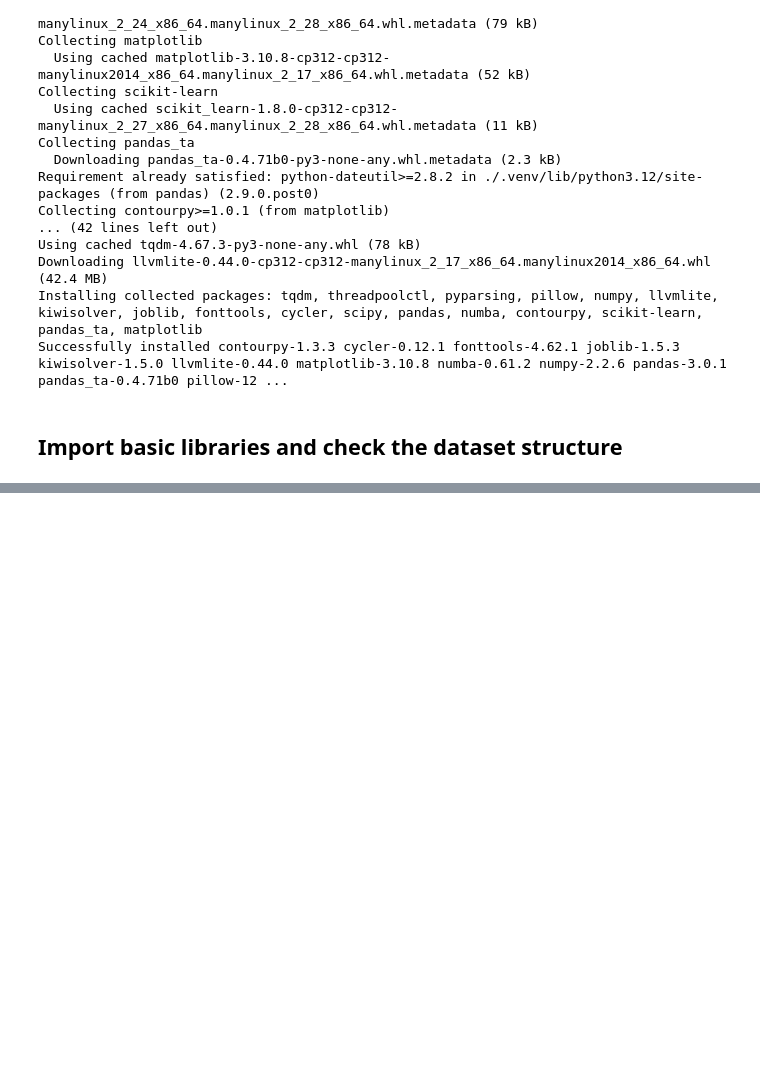
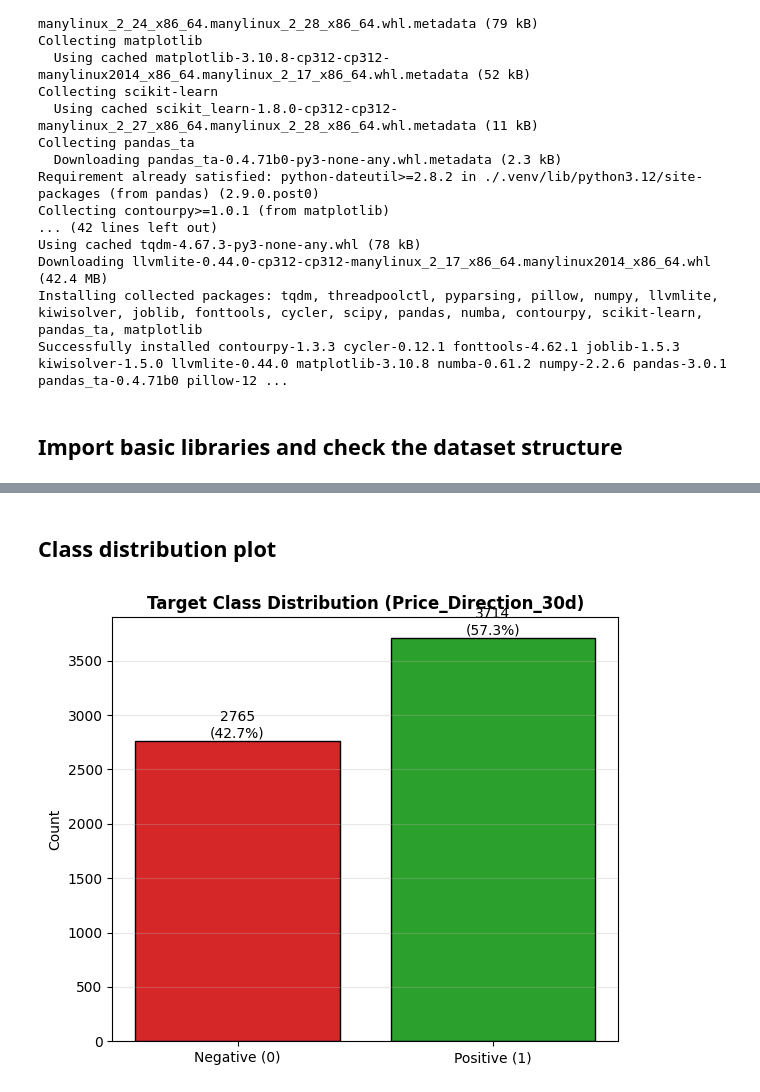
Before and after one commit to dansil2301/BasicStockPricePrediction, a Jupyter notebook: DataPipeline.ipynb, the cells around one changed output, grey strips where cells are left out. Saved outputs shown, nothing was run; the diff lists cells and outputs as text; code cells hidden in the pictures; blank space fills up the shorter version.

```diff
--- a/DataPipeline.ipynb
+++ b/DataPipeline.ipynb
@@ -218,0 +135,16 @@ raw_data.to_csv("with_indicators.csv")
+# %%
+print(f"NaNs before cleaning: {df.isna().sum().sum()}")
+df.dropna(inplace=True)
+df = df.sort_values('Date').reset_index(drop=True)
+print(f"NaNs after cleaning:  {df.isna().sum().sum()}")
+
+df['ROC_30d_future']      = df['ROC'].shift(-30)
+df['Price_Direction_30d'] = (df['ROC_30d_future'] > 0).astype(int)
+
+df.dropna(subset=['ROC_30d_future'], inplace=True)
+df.drop(columns=['ROC_30d_future'], inplace=True)
+df.reset_index(drop=True, inplace=True)
+
+print("Shape after target engineering:", df.shape)
+print("\nClass distribution:")
+print(df['Price_Direction_30d'].value_counts(normalize=True).round(3))
@@ -218,0 +161,21 @@ raw_data.to_csv("with_indicators.csv")
+# %% [markdown]
+## Class distribution plot
+# %%
+class_dist = df['Price_Direction_30d'].value_counts().sort_index()
+class_pct  = df['Price_Direction_30d'].value_counts(normalize=True).sort_index() * 100
+labels     = ['Negative (0)', 'Positive (1)']
+
+fig, ax = plt.subplots(figsize=(6, 5))
+bars = ax.bar(labels, [class_dist[0], class_dist[1]], color=['#d62728', '#2ca02c'], edgecolor='black')
+
+for bar, lbl in zip(bars, [0, 1]):
+    ax.text(bar.get_x() + bar.get_width()/2, bar.get_height(),
+            f"{class_dist[lbl]}\n({class_pct[lbl]:.1f}%)", ha='center', va='bottom')
+
+ax.set_title('Target Class Distribution (Price_Direction_30d)', fontweight='bold')
+ax.set_ylabel('Count')
+ax.grid(axis='y', alpha=0.3)
+plt.tight_layout()
+plt.show()
+# %% [output]
+[figure, added]
```
Also changed, not shown: parts of 27 cells of this notebook, 1 other file.
